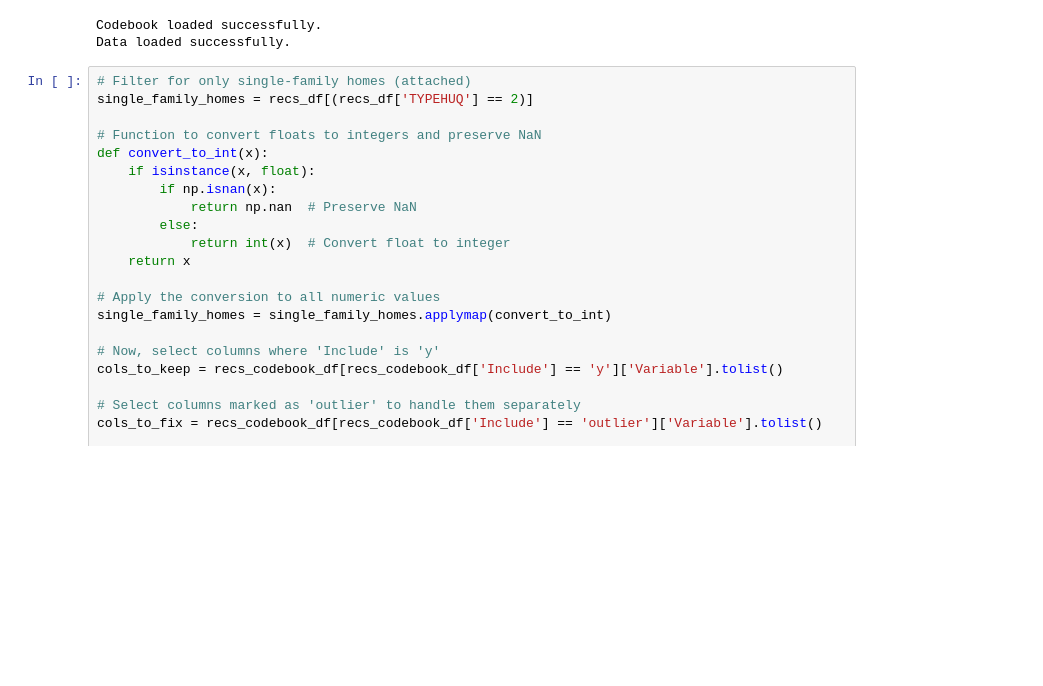
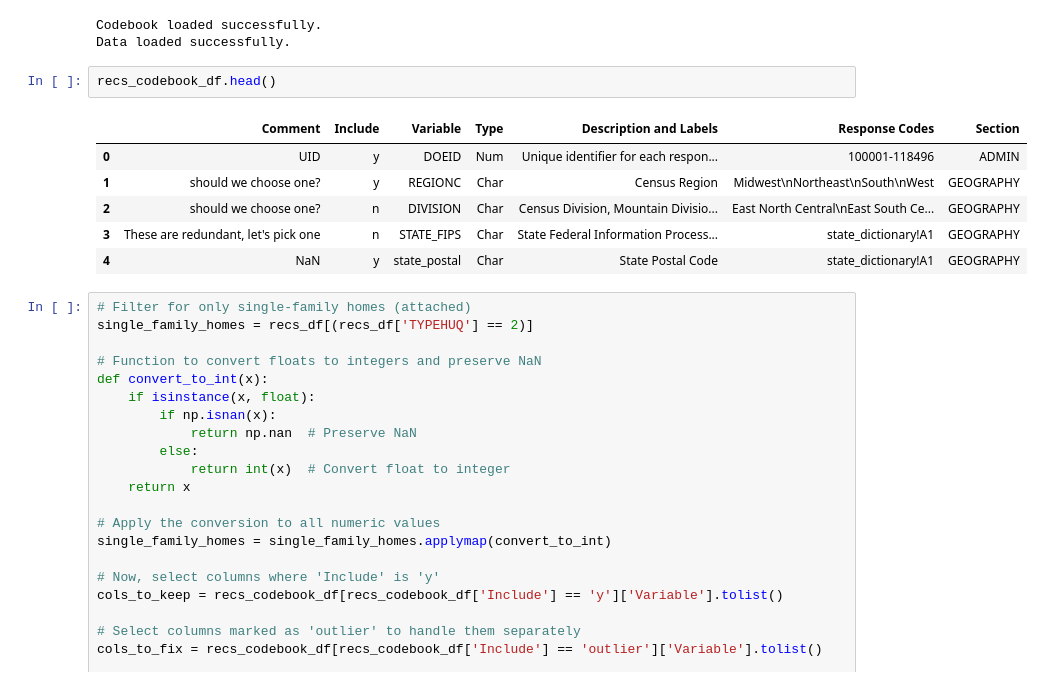
Before and after one commit to numansuri/Milestone_II, a Jupyter notebook: Numan_Exploration/recs_unsupervised_learning.ipynb, the cells around one changed output. Saved outputs shown, nothing was run; the diff lists cells and outputs as text; blank space fills up the shorter version.

```diff
--- a/Numan_Exploration/recs_unsupervised_learning.ipynb
+++ b/Numan_Exploration/recs_unsupervised_learning.ipynb
@@ -20,6 +20,15 @@ print("Data loaded successfully.")
 # %% [output]
 Codebook loaded successfully.
 Data loaded successfully.
+# %%
+recs_codebook_df.head()
+# %% [output]
+|  | Comment | Include | Variable | Type | Description and Labels | Response Codes | Section |
+| 0 | UID | y | DOEID | Num | Unique identifier for each respon... | 100001-118496 | ADMIN |
+| 1 | should we choose one? | y | REGIONC | Char | Census Region | Midwest\nNortheast\nSouth\nWest | GEOGRAPHY |
+| 2 | should we choose one? | n | DIVISION | Char | Census Division, Mountain Divisio... | East North Central\nEast South Ce... | GEOGRAPHY |
+| 3 | These are redundant, let's pick one | n | STATE_FIPS | Char | State Federal Information Process... | state_dictionary!A1 | GEOGRAPHY |
+| 4 | NaN | y | state_postal | Char | State Postal Code | state_dictionary!A1 | GEOGRAPHY |
 # %%
 # Filter for only single-family homes (attached)
 single_family_homes = recs_df[(recs_df['TYPEHUQ'] == 2)]
```
Also changed, not shown: parts of 5 cells of this notebook.
